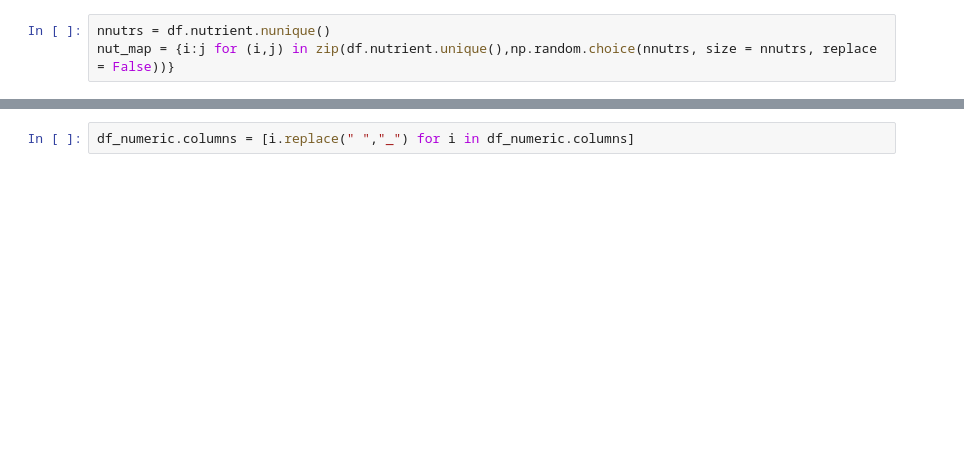
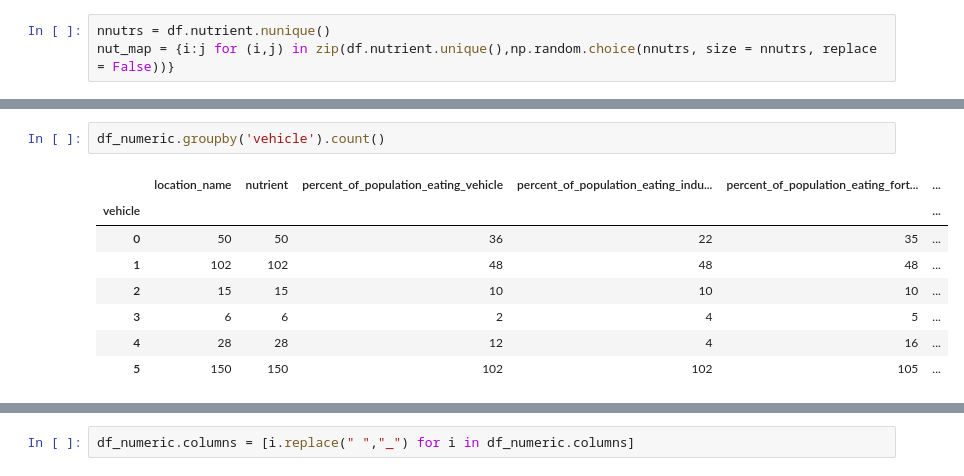
Before and after one commit to ihmeuw/vivarium_research_lsff, a Jupyter notebook: data_prep/gen_outputs/MICE/2021_03_04_MICE_setup_lsff_population_coverage.ipynb, the cells around one changed output, grey strips where cells are left out. Saved outputs shown, nothing was run; the diff lists cells and outputs as text; blank space fills up the shorter version.

```diff
--- a/data_prep/gen_outputs/MICE/2021_03_04_MICE_setup_lsff_population_coverage.ipynb
+++ b/data_prep/gen_outputs/MICE/2021_03_04_MICE_setup_lsff_population_coverage.ipynb
@@ -43,0 +84,11 @@ df_numeric.head()
+# %%
+df_numeric.groupby('vehicle').count()
+# %% [output]
+|  | location_name | nutrient | percent_of_population_eating_vehicle | percent_of_population_eating_indu... | percent_of_population_eating_fort... | ... |
+| vehicle |  |  |  |  |  | ... |
+| 0 | 50 | 50 | 36 | 22 | 35 | ... |
+| 1 | 102 | 102 | 48 | 48 | 48 | ... |
+| 2 | 15 | 15 | 10 | 10 | 10 | ... |
+| 3 | 6 | 6 | 2 | 4 | 5 | ... |
+| 4 | 28 | 28 | 12 | 4 | 16 | ... |
+| 5 | 150 | 150 | 102 | 102 | 105 | ... |
```
Also changed, not shown: parts of 27 cells of this notebook, 12 other files.
